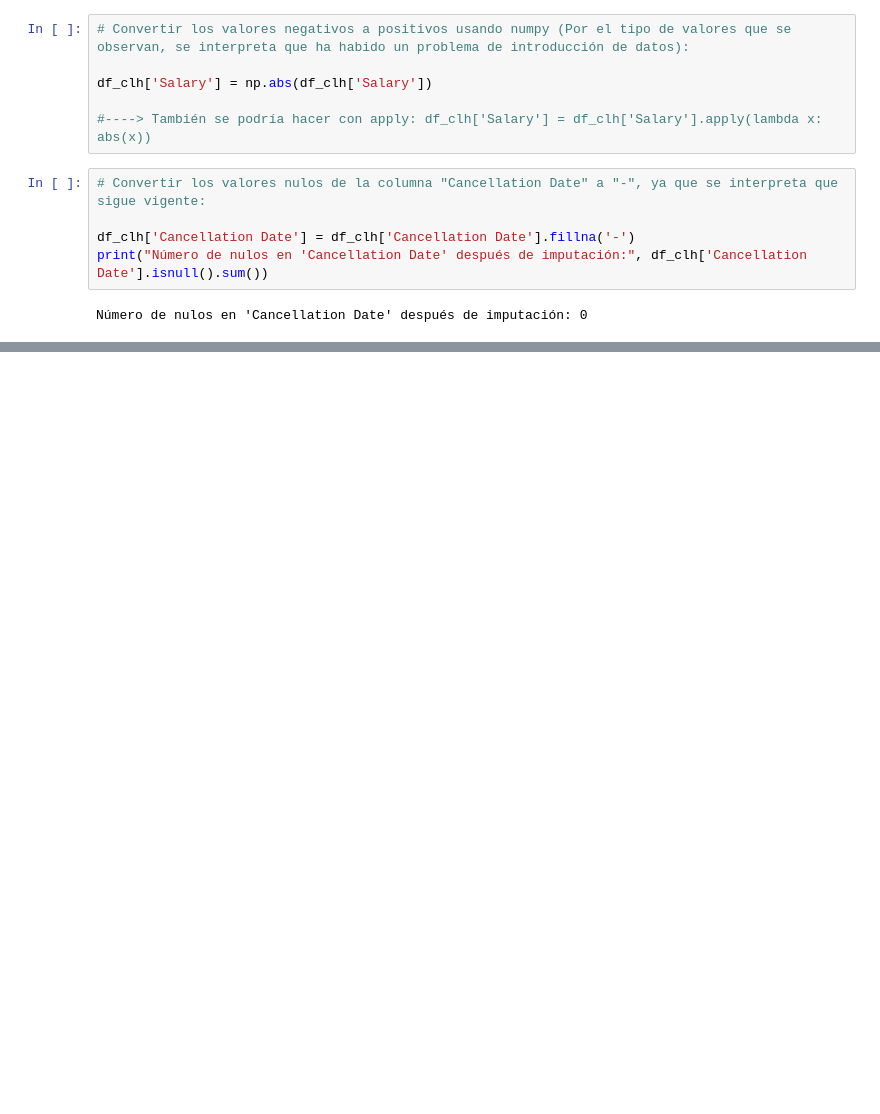
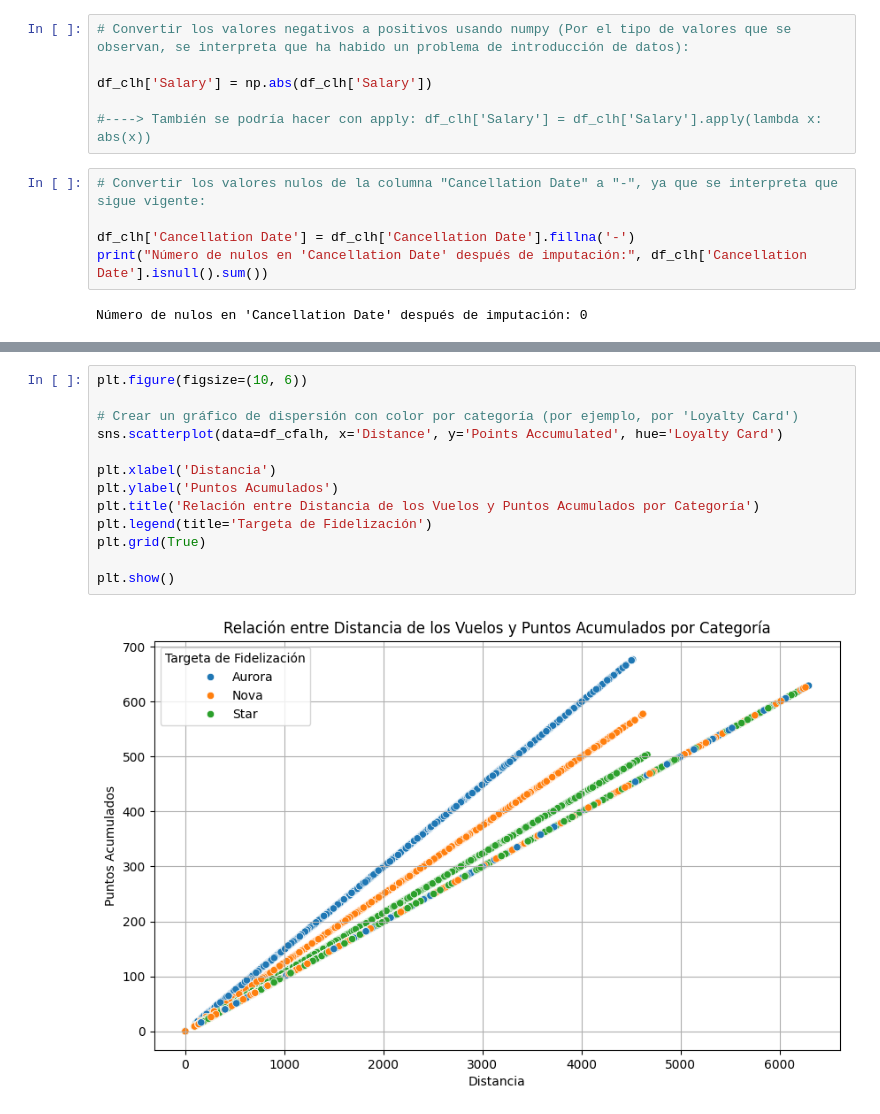
Before and after one commit to Adalab/bda-modulo-3-evaluacion-final-LaiaAyats, a Jupyter notebook: evaluation.ipynb, the cells around one changed output, grey strips where cells are left out. Drawn from its saved outputs; the diff is of its cells as text; blank space fills up the shorter version.

```diff
--- a/evaluation.ipynb
+++ b/evaluation.ipynb
@@ -610,0 +567,15 @@ Número de valores duplicados en 'Loyalty Number': 0
+# %%
+plt.figure(figsize=(10, 6))
+
+# Crear un gráfico de dispersión con color por categoría (por ejemplo, por 'Loyalty Card')
+sns.scatterplot(data=df_cfalh, x='Distance', y='Points Accumulated', hue='Loyalty Card')
+
+plt.xlabel('Distancia')
+plt.ylabel('Puntos Acumulados')
+plt.title('Relación entre Distancia de los Vuelos y Puntos Acumulados por Categoría')
+plt.legend(title='Targeta de Fidelización')
+plt.grid(True)
+
+plt.show()
+# %% [output]
+[figure, added]
```
Also changed, not shown: parts of 41 cells of this notebook.
